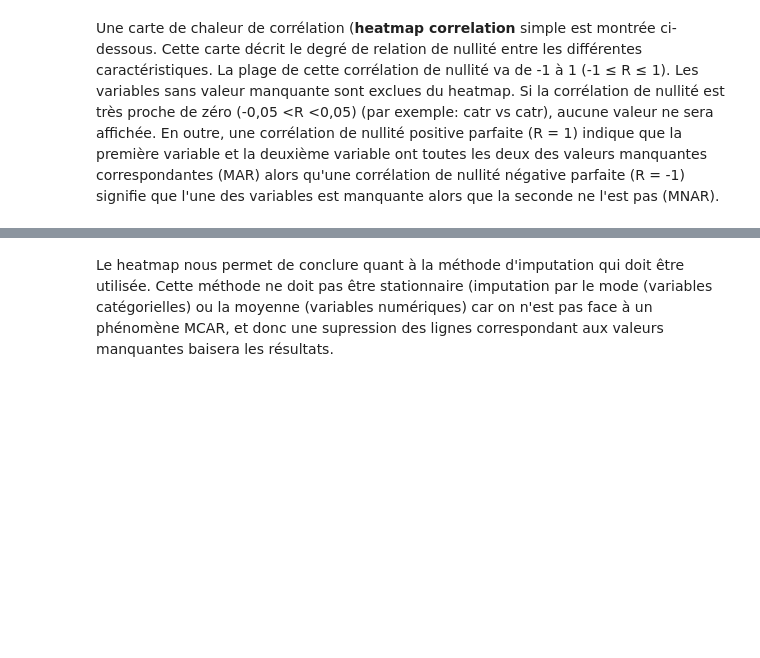
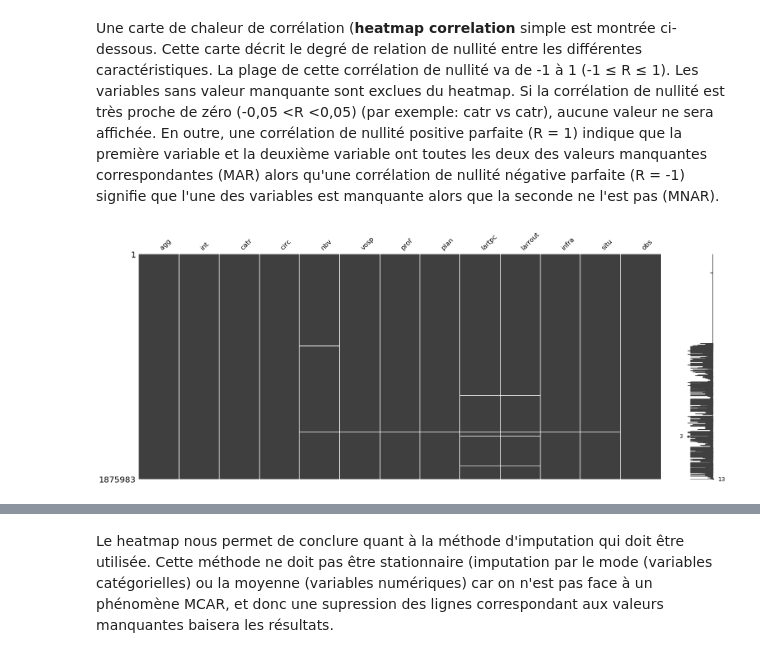
Before and after one commit to Louriz/Accidents-Corporels-France, a Jupyter notebook: notebook.ipynb, the cells around one changed output, grey strips where cells are left out. Drawn from its saved outputs; the diff is of its cells as text; code cells hidden in the pictures; blank space fills up the shorter version.

```diff
--- a/notebook.ipynb
+++ b/notebook.ipynb
@@ -242,4 +368,6 @@ Traiter les valeurs maquantes revient à savoir les mécanismes dérier (MAR, MC
 # %% [markdown]
 Une carte de chaleur de corrélation (<b>heatmap correlation</b> simple est montrée ci-dessous. Cette carte décrit le degré de relation de nullité entre les différentes caractéristiques. La plage de cette corrélation de nullité va de -1 à 1 (-1 ≤ R ≤ 1). Les variables sans valeur manquante sont exclues du heatmap. Si la corrélation de nullité est très proche de zéro (-0,05 <R <0,05) (par exemple: catr vs catr), aucune valeur ne sera affichée. En outre, une corrélation de nullité positive parfaite (R = 1) indique que la première variable et la deuxième variable ont toutes les deux des valeurs manquantes correspondantes (MAR) alors qu'une corrélation de nullité négative parfaite (R = -1) signifie que l'une des variables est manquante alors que  la seconde ne l'est pas (MNAR).
 # %%
-msno.heatmap(data_merged.loc[:,col_used])
+msno.matrix(data_merged.loc[:,col_used])
+# %% [output]
+[figure, added]
```
Also changed, not shown: parts of 69 cells of this notebook, 2 other files.
